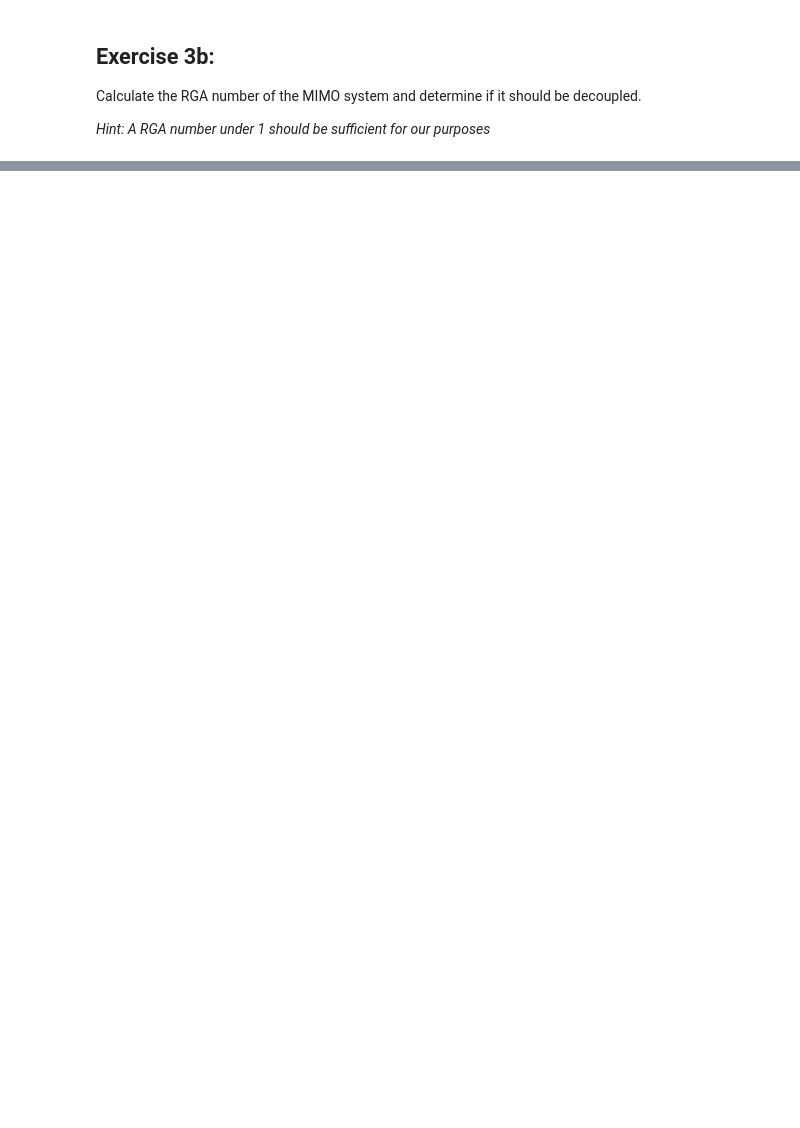
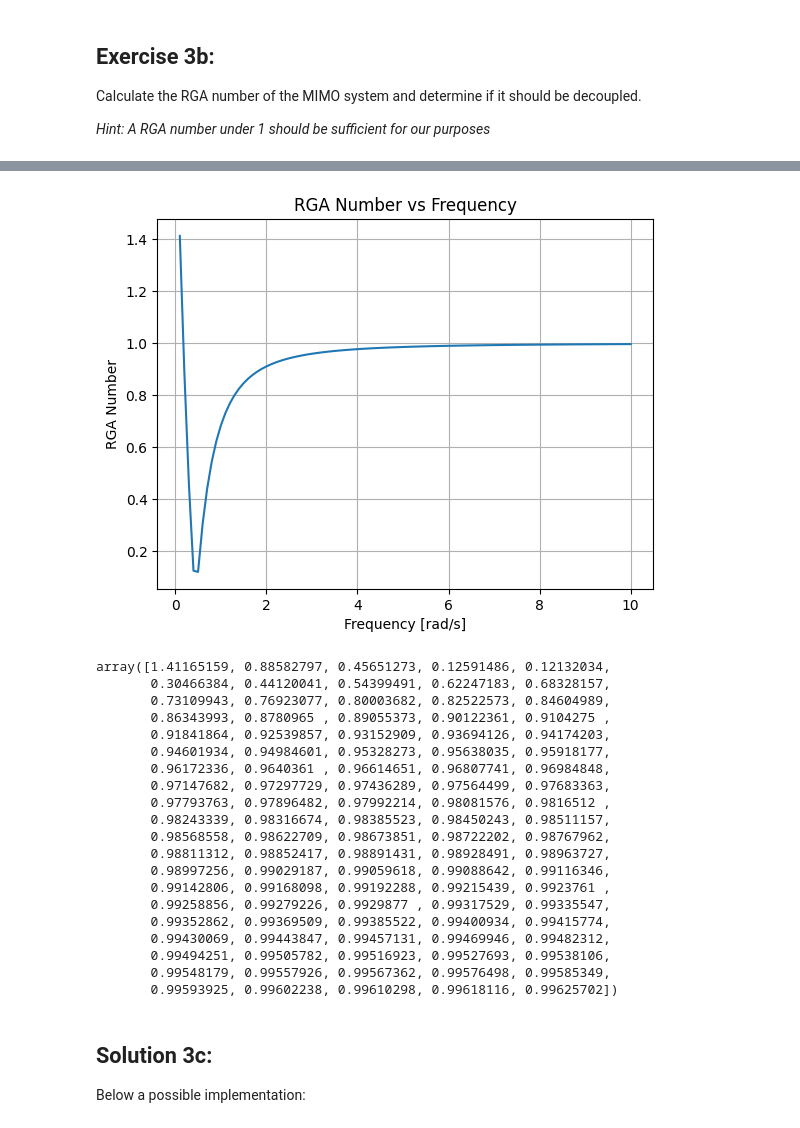
Before and after one commit to nic2703/control2JN, a Jupyter notebook: CS2_2024_unicycle_MIMO_Stability.ipynb, the cells around one changed output, grey strips where cells are left out. Saved outputs shown, nothing was run; the diff lists cells and outputs as text; code cells hidden in the pictures; blank space fills up the shorter version.

Commit message:
plotting

```diff
--- a/CS2_2024_unicycle_MIMO_Stability.ipynb
+++ b/CS2_2024_unicycle_MIMO_Stability.ipynb
@@ -419,0 +418,12 @@ print(RGAnumber)
+# %%
+def RGANum(RGA: np.array) -> float:
+    dimensions = RGA.shape[0]
+    # Prepare identity matrix
+    I = np.eye(dimensions)
+
+    # Calculate RGA Number
+    RGAnumber = np.linalg.norm(RGA - I)
+    return RGAnumber
+
+RGAnumber = RGANum(RGA)
+print(RGAnumber)
@@ -419,0 +435,45 @@ print(RGAnumber)
+# %%
+def RGAPlot(mimosys: ct.TransferFunction, omega: np.array) -> np.array:
+    RGAnumber = np.zeros_like(omega)
+
+    for i, w in enumerate(omega):
+        RGA = MIMORGA2x2(mimosys, w)
+        RGAnumber[i] = RGANum(RGA)
+
+    plt.figure()
+    plt.plot(omega, RGAnumber)
+    plt.xlabel("Frequency [rad/s]")
+    plt.ylabel("RGA Number")
+    plt.title("RGA Number vs Frequency")
+    plt.grid(True)
+    plt.show()
+
+    return RGAnumber
+
+RGAPlot(mimosys, np.linspace(0.1, 10, 100))
+# %% [output]
+[figure, added]
+array([1.41165159, 0.88582797, 0.45651273, 0.12591486, 0.12132034,
+       0.30466384, 0.44120041, 0.54399491, 0.62247183, 0.68328157,
+       0.73109943, 0.76923077, 0.80003682, 0.82522573, 0.84604989,
+       0.86343993, 0.8780965 , 0.89055373, 0.90122361, 0.9104275 ,
+       0.91841864, 0.92539857, 0.93152909, 0.93694126, 0.94174203,
+       0.94601934, 0.94984601, 0.95328273, 0.95638035, 0.95918177,
+       0.96172336, 0.9640361 , 0.96614651, 0.96807741, 0.96984848,
+       0.97147682, 0.97297729, 0.97436289, 0.97564499, 0.97683363,
+       0.97793763, 0.97896482, 0.97992214, 0.98081576, 0.9816512 ,
+       0.98243339, 0.98316674, 0.98385523, 0.98450243, 0.98511157,
+       0.98568558, 0.98622709, 0.98673851, 0.98722202, 0.98767962,
+       0.98811312, 0.98852417, 0.98891431, 0.98928491, 0.98963727,
+       0.98997256, 0.99029187, 0.99059618, 0.99088642, 0.99116346,
+       0.99142806, 0.99168098, 0.99192288, 0.99215439, 0.9923761 ,
+       0.99258856, 0.99279226, 0.9929877 , 0.99317529, 0.99335547,
+       0.99352862, 0.99369509, 0.99385522, 0.99400934, 0.99415774,
+       0.99430069, 0.99443847, 0.99457131, 0.99469946, 0.99482312,
+       0.99494251, 0.99505782, 0.99516923, 0.99527693, 0.99538106,
+       0.99548179, 0.99557926, 0.99567362, 0.99576498, 0.99585349,
+       0.99593925, 0.99602238, 0.99610298, 0.99618116, 0.99625702])
+# %% [markdown]
+## Solution 3c:
+
+Below a possible implementation:
```
Also changed, not shown: parts of 8 cells of this notebook.
